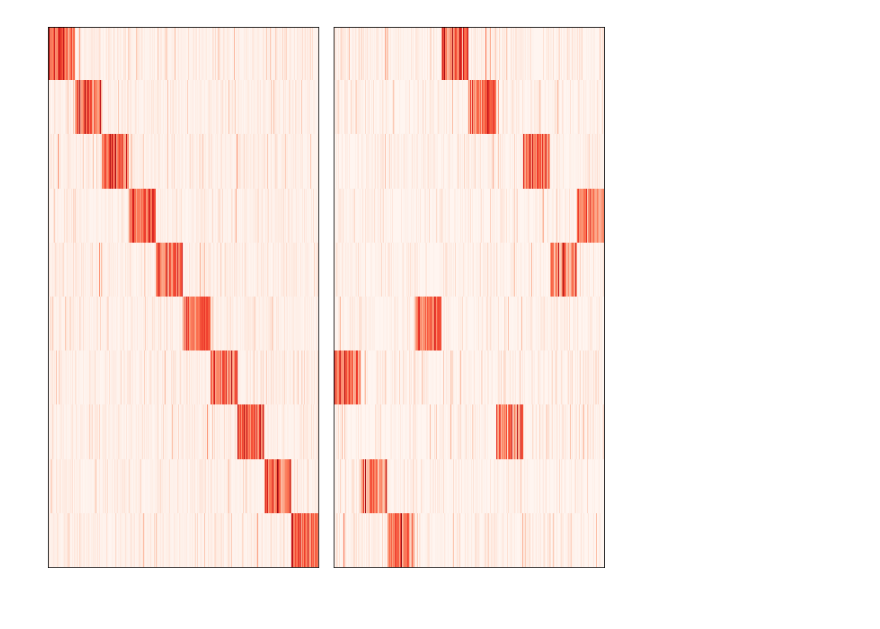
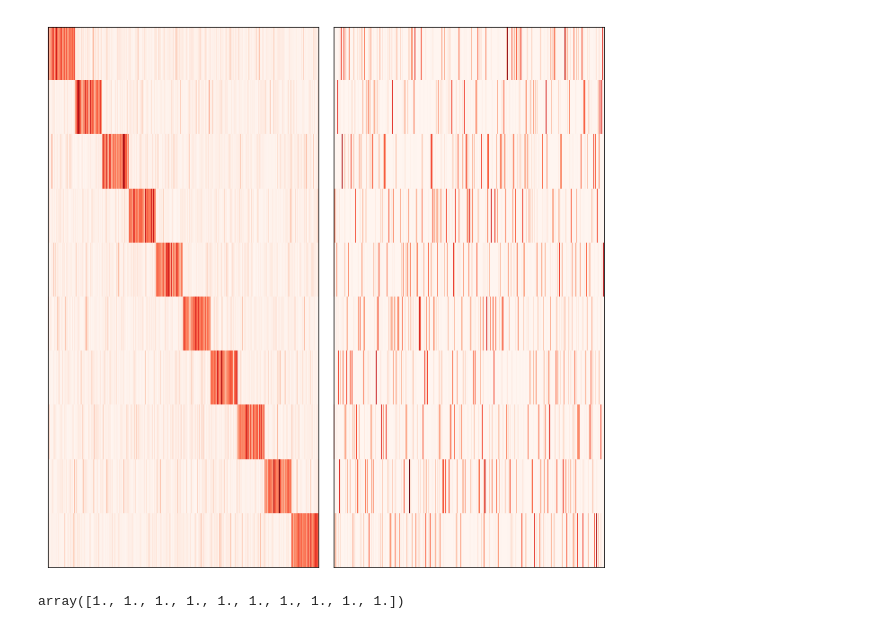
Before and after one commit to BillyWangwzx/LDA-with-python, a Jupyter notebook: simulated+data.ipynb, the cells around one changed output. Saved outputs shown, nothing was run; the diff lists cells and outputs as text; code cells hidden in the pictures.

```diff
--- a/simulated+data.ipynb
+++ b/simulated+data.ipynb
@@ -108,0 +67,2 @@ lda = LatentDirichletAllocation(n_topics=10,
+# %%
+lda2.fit(train)
@@ -136,0 +89,13 @@ array([[ 4.5336936 ,  4.11574101,  9.38497532, ...,  6.15994985,
+# %%
+B1 = np.repeat(generator2.beta, 50, axis=0)
+B2 = np.repeat(lda.components_, 50, axis=0)
+B3 = np.repeat(lda2.components_, 50, axis = 0)
+B = [B1,B2,B3]
+fig, axes = plt.subplots(1, 3, figsize=(9,9), sharey=True)
+for i, ax in enumerate(axes.ravel(), 1):
+    ax.imshow(B[i-1],cmap='Reds')
+    ax.set_xticklabels([])
+    ax.set_yticklabels([])
+    ax.xaxis.set_ticks_position('none')
+    ax.yaxis.set_ticks_position('none')
+plt.tight_layout()
@@ -136,0 +106,12 @@ array([[ 4.5336936 ,  4.11574101,  9.38497532, ...,  6.15994985,
+# %%
+B1 = np.repeat(generator2.beta, 100, axis=0)
+B2 = np.repeat(model2.beta, 100, axis=0)
+B = [B1,B2]
+fig, axes = plt.subplots(1, 2, figsize=(9,9), sharey=True)
+for i, ax in enumerate(axes.ravel(), 1):
+    ax.imshow(B[i-1],cmap='Reds')
+    ax.set_xticklabels([])
+    ax.set_yticklabels([])
+    ax.xaxis.set_ticks_position('none')
+    ax.yaxis.set_ticks_position('none')
+plt.tight_layout()
@@ -136,0 +120,2 @@ array([[ 4.5336936 ,  4.11574101,  9.38497532, ...,  6.15994985,
+# %%
+phi_post2,gamma_post2,alpha_post2,beta_post2 = model2.fit(docs2,max_iter=100)
@@ -137,14 +140,18 @@ array([[ 4.5336936 ,  4.11574101,  9.38497532, ...,  6.15994985,
 # %%
 B1 = np.repeat(generator2.beta, 100, axis=0)
-B2 = np.repeat(lda.components_, 100, axis=0)
+B2 = np.repeat(beta_post2, 100, axis=0)
 B = [B1,B2]
 fig, axes = plt.subplots(1, 2, figsize=(9,9), sharey=True)
 for i, ax in enumerate(axes.ravel(), 1):
     ax.imshow(B[i-1],cmap='Reds')
     ax.set_xticklabels([])
     ax.set_yticklabels([])
     ax.xaxis.set_ticks_position('none')
     ax.yaxis.set_ticks_position('none')
 plt.tight_layout()
 # %% [output]
-[figure, old version]
+[figure, new version]
+# %%
+beta_post2.sum(axis=1)
+# %% [output]
+array([1., 1., 1., 1., 1., 1., 1., 1., 1., 1.])
```
Also changed, not shown: parts of 23 cells of this notebook, 14 other files.
